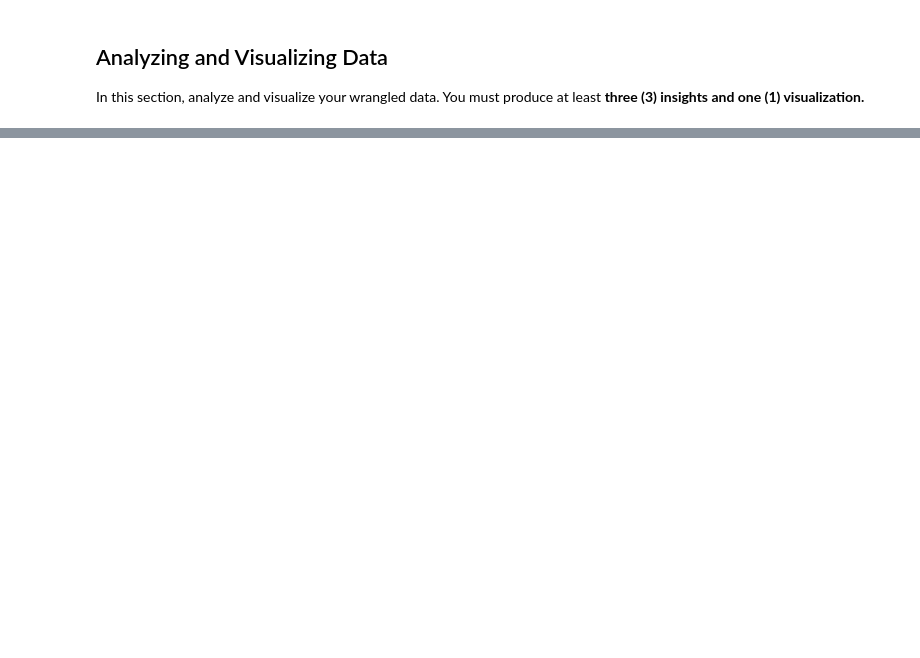
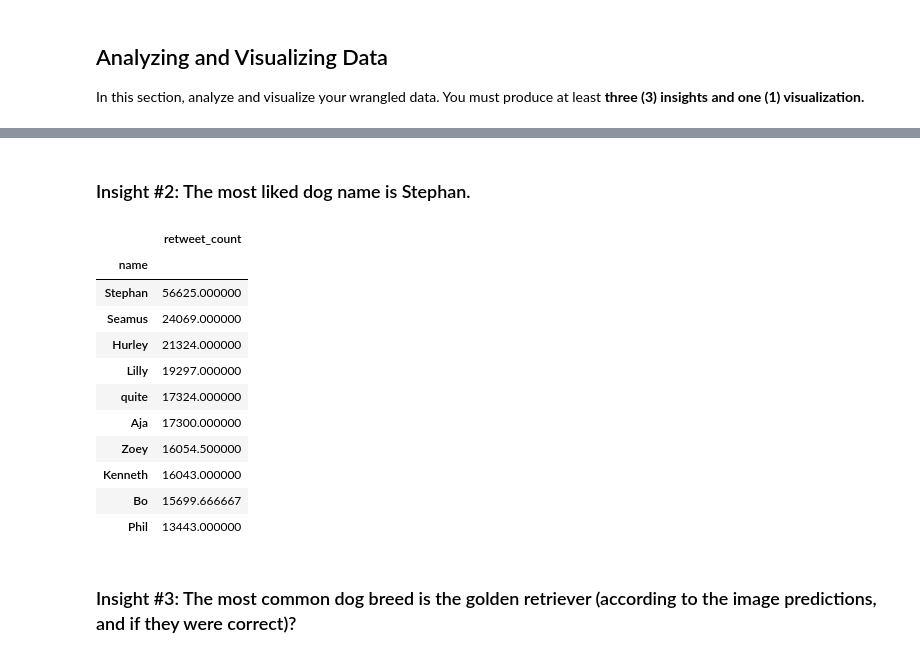
Before and after one commit to NoopyPro/DECI-data-analysis-project, a Jupyter notebook: wrangle_act.ipynb, the cells around one changed output, grey strips where cells are left out. Cells and saved outputs as stored; diff of their text form; code cells hidden in the pictures; blank space fills up the shorter version.

```diff
--- a/wrangle_act.ipynb
+++ b/wrangle_act.ipynb
@@ -424,0 +435,20 @@ In this section, analyze and visualize your wrangled data. You must produce at l
+# %% [markdown]
+### Insight #2: The most liked dog name is Stephan.
+# %%
+df = master_df[['name','retweet_count']].copy()
+df.groupby('name').mean().sort_values(by='retweet_count', ascending=False).head(10)
+# %% [output]
+|  | retweet_count |
+| name |  |
+| Stephan | 56625.000000 |
+| Seamus | 24069.000000 |
+| Hurley | 21324.000000 |
+| Lilly | 19297.000000 |
+| quite | 17324.000000 |
+| Aja | 17300.000000 |
+| Zoey | 16054.500000 |
+| Kenneth | 16043.000000 |
+| Bo | 15699.666667 |
+| Phil | 13443.000000 |
+# %% [markdown]
+### Insight #3: The most common dog breed is the golden retriever (according to the image predictions, and if they were correct)?
```
Also changed, not shown: parts of 12 cells of this notebook, 4 other files.
